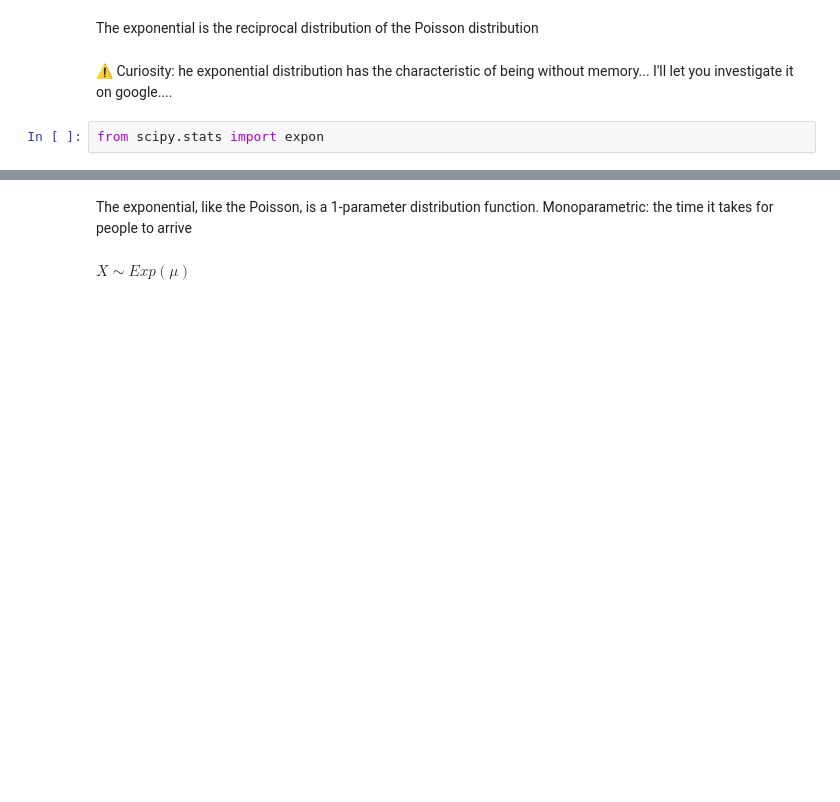
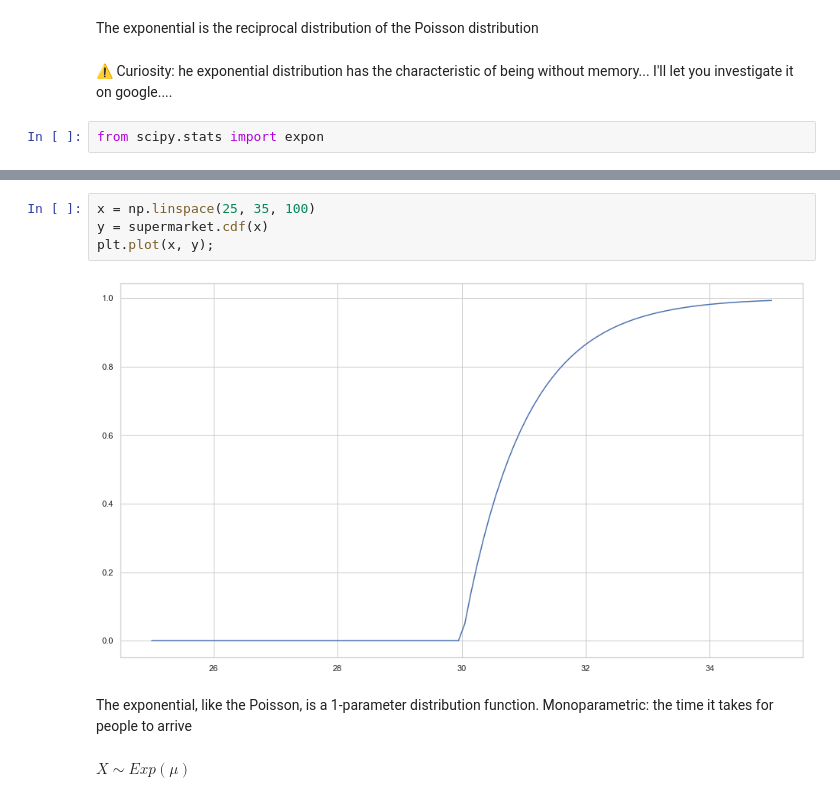
Before and after one commit to Ironhack-data-bcn-feb-2023/lectures, a Jupyter notebook: 30. Continuous distributions.ipynb, the cells around one changed output, grey strips where cells are left out. Saved outputs shown, nothing was run; the diff lists cells and outputs as text; blank space fills up the shorter version.

```diff
--- a/30. Continuous distributions.ipynb
+++ b/30. Continuous distributions.ipynb
@@ -152,3 +259,9 @@ from scipy.stats import expon
+# %%
+x = np.linspace(25, 35, 100)
+y = supermarket.cdf(x)
+plt.plot(x, y);
+# %% [output]
+[figure, added]
 # %% [markdown]
 The exponential, like the Poisson, is a 1-parameter distribution function.
 Monoparametric: the time it takes for people to arrive
```
Also changed, not shown: parts of 28 cells of this notebook.
